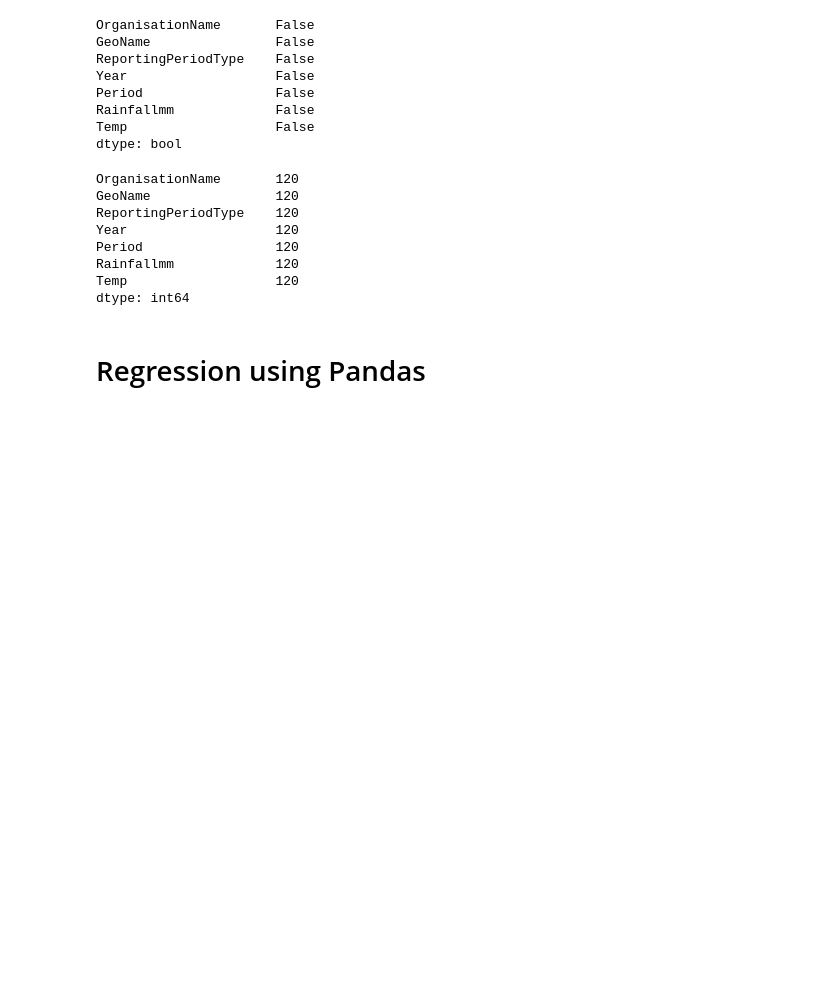
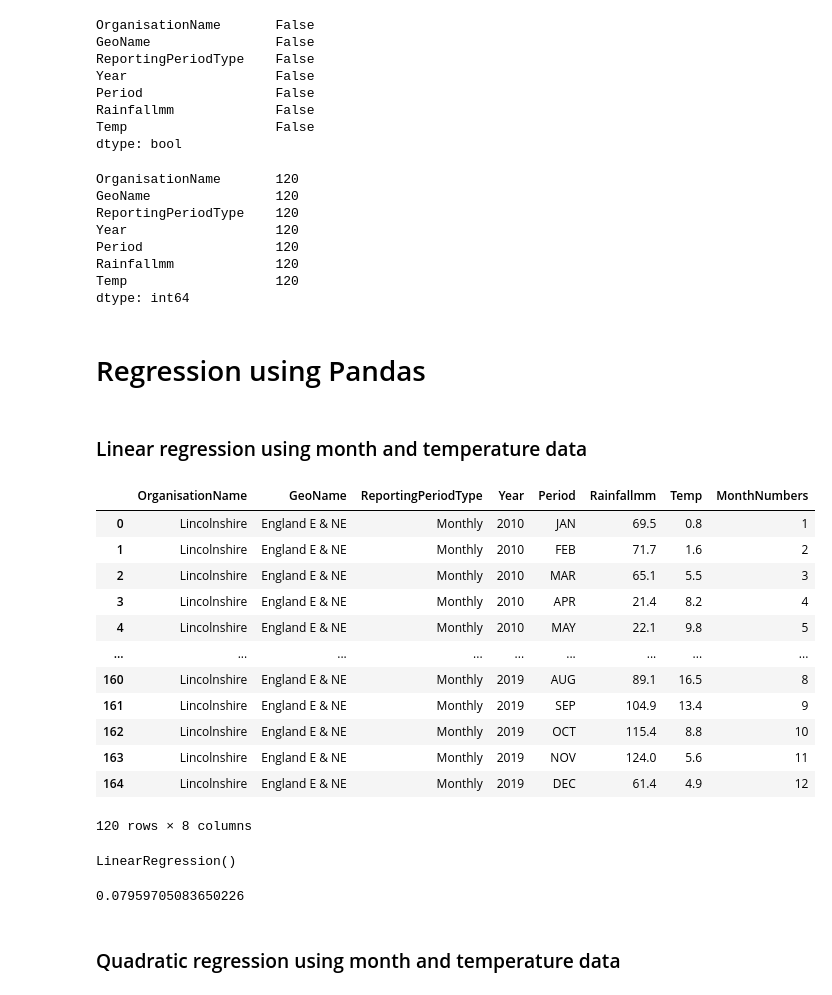
Before and after one commit to LucyDykhouse/linear-regression-mini-project, a Jupyter notebook: Regression Practice.ipynb, the cells around one changed output. Cells and saved outputs as stored; diff of their text form; code cells hidden in the pictures; blank space fills up the shorter version.

Commit message:
Finished Pandas regression and prediction

```diff
--- a/Regression Practice.ipynb
+++ b/Regression Practice.ipynb
@@ -125,3 +132,26 @@ Temp                   120
 dtype: int64
 # %% [markdown]
 # Regression using Pandas
+# %% [markdown]
+### Linear regression using month and temperature data
+# %%
+month_numbers = [1, 2, 3, 4, 5, 6, 7, 8, 9, 10, 11, 12]
+month_numbers = np.tile(month_numbers, 10)
+# %%
+pd.options.mode.chained_assignment = None
+month_df['MonthNumbers'] = month_numbers;
+month_df
+# %% [output]
+|  | OrganisationName | GeoName | ReportingPeriodType | Year | Period | Rainfallmm | Temp | MonthNumbers |
+| 0 | Lincolnshire | England E & NE | Monthly | 2010 | JAN | 69.5 | 0.8 | 1 |
+| 1 | Lincolnshire | England E & NE | Monthly | 2010 | FEB | 71.7 | 1.6 | 2 |
+| 2 | Lincolnshire | England E & NE | Monthly | 2010 | MAR | 65.1 | 5.5 | 3 |
+| 3 | Lincolnshire | England E & NE | Monthly | 2010 | APR | 21.4 | 8.2 | 4 |
+| 4 | Lincolnshire | England E & NE | Monthly | 2010 | MAY | 22.1 | 9.8 | 5 |
+| ... | ... | ... | ... | ... | ... | ... | ... | ... |
+| 160 | Lincolnshire | England E & NE | Monthly | 2019 | AUG | 89.1 | 16.5 | 8 |
+| 161 | Lincolnshire | England E & NE | Monthly | 2019 | SEP | 104.9 | 13.4 | 9 |
+| 162 | Lincolnshire | England E & NE | Monthly | 2019 | OCT | 115.4 | 8.8 | 10 |
+| 163 | Lincolnshire | England E & NE | Monthly | 2019 | NOV | 124.0 | 5.6 | 11 |
+| 164 | Lincolnshire | England E & NE | Monthly | 2019 | DEC | 61.4 | 4.9 | 12 |
+120 rows × 8 columns
@@ -127,0 +162,12 @@ dtype: int64
+# %%
+xData = month_df['MonthNumbers'].to_numpy().reshape(-1, 1)
+yData = month_df['Temp'].to_numpy().reshape(-1, 1)
+model1.fit(xData,yData)
+# %% [output]
+LinearRegression()
+# %%
+model1.score(xData,yData)
+# %% [output]
+0.07959705083650226
+# %% [markdown]
+### Quadratic regression using month and temperature data
```
Also changed, not shown: parts of 27 cells of this notebook.
